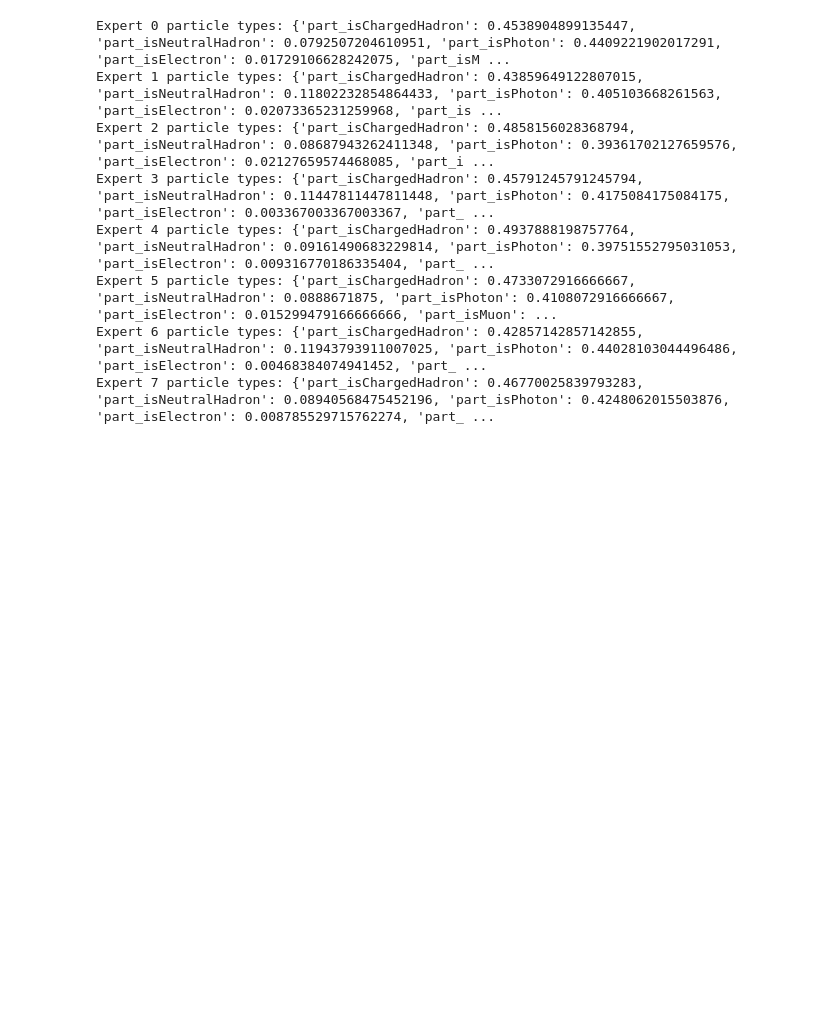
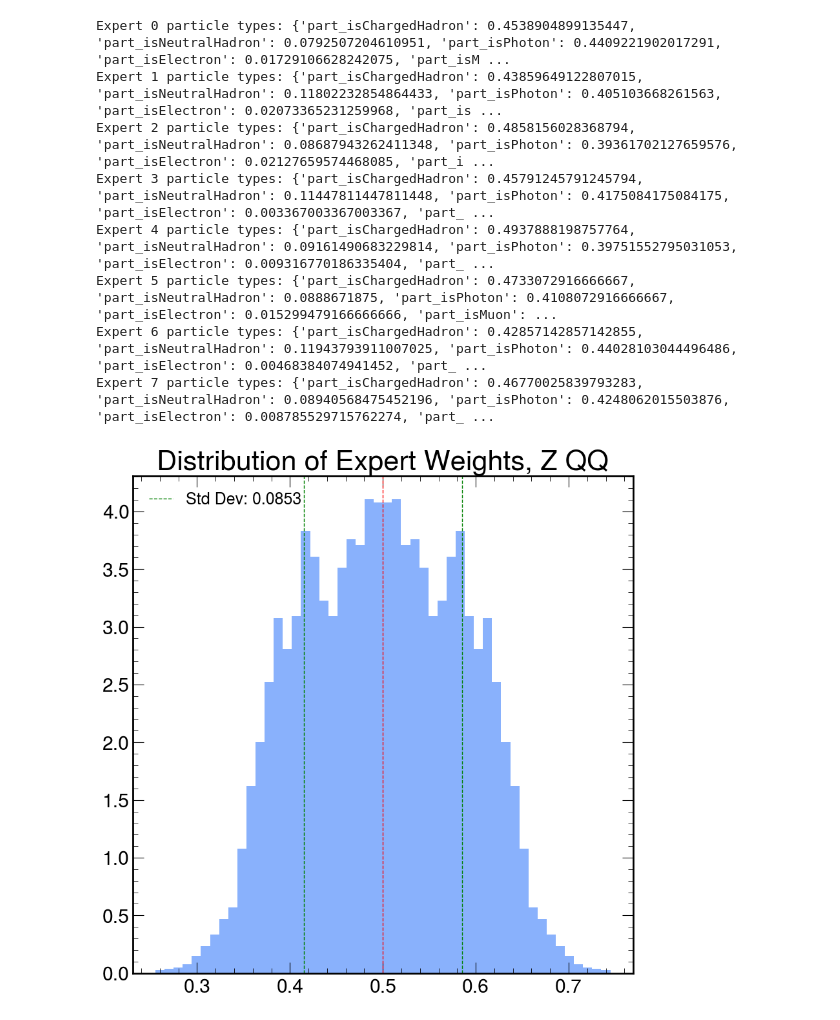
Before and after one commit to tim-legge/particle_transformer_legge, a Jupyter notebook: MoeRouterHooks.ipynb, the cells around one changed output. Cells and saved outputs as stored; diff of their text form; code cells hidden in the pictures; blank space fills up the shorter version.

Commit message:
plot weight distributions and use root style

```diff
--- a/MoeRouterHooks.ipynb
+++ b/MoeRouterHooks.ipynb
@@ -37,6 +37,7 @@ from tqdm import tqdm
 from torch._torch_docs import reproducibility_notes, sparse_support_notes, tf32_notes
 import mplhep as hep
 import matplotlib.pyplot as plt
+plt.style.use(hep.style.ROOT)
 # %%
 # functions to facilitate modded Multihead
 
@@ -2667,0 +2694,18 @@ plt.show()
+# %%
+flat_weights = router_hook.expert_weights.numpy().flatten()
+nonzero_weights = np.where(flat_weights != 0)[0]
+flat_weights = flat_weights[nonzero_weights]
+var = np.var(flat_weights)
+
+fig, ax = plt.subplots()
+ax.hist(flat_weights, bins=50, alpha=0.7, density=True)
+# add variance in plot legend
+ax.axvline(np.mean(flat_weights), color='red', linestyle='dashed', linewidth=1,)
+ax.axvline(np.mean(flat_weights) + np.sqrt(var), color='green', linestyle='dashed', linewidth=1, label=f'Std Dev: {np.sqrt(var):.4f}')
+ax.axvline(np.mean(flat_weights) - np.sqrt(var), color='green', linestyle='dashed', linewidth=1)
+ax.legend(fontsize=18, loc='upper left')
+ax.set_title(f'Distribution of Expert Weights, {jet_type}')
+#plt.savefig(f'./expert_weight_distribution_{jet_type.replace(" ","_")}.png')
+plt.show()
+# %% [output]
+[figure, added]
```
Also changed, not shown: parts of 4 cells of this notebook, 2 other files.
